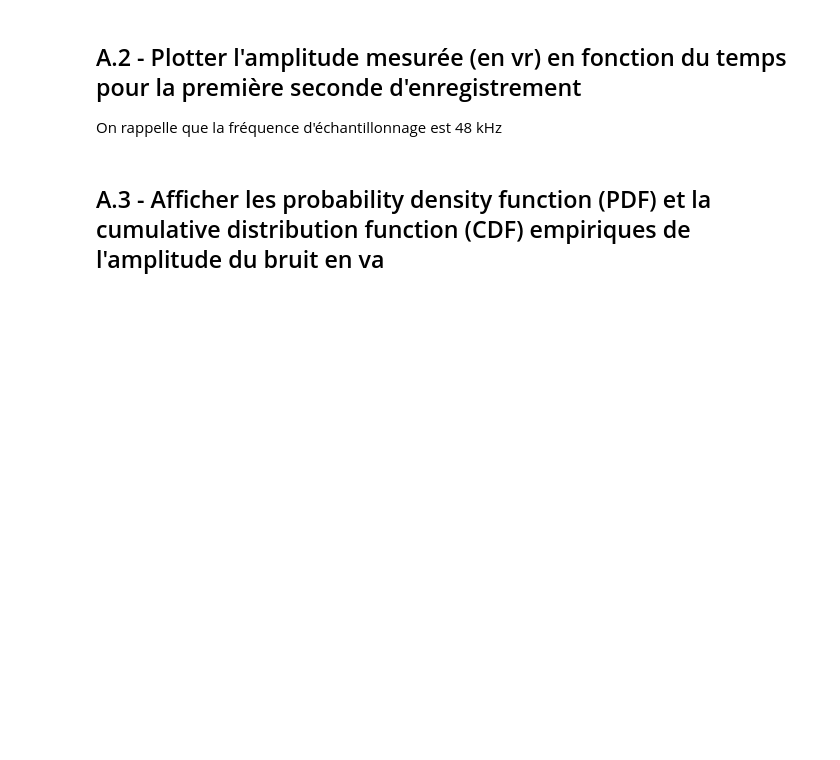
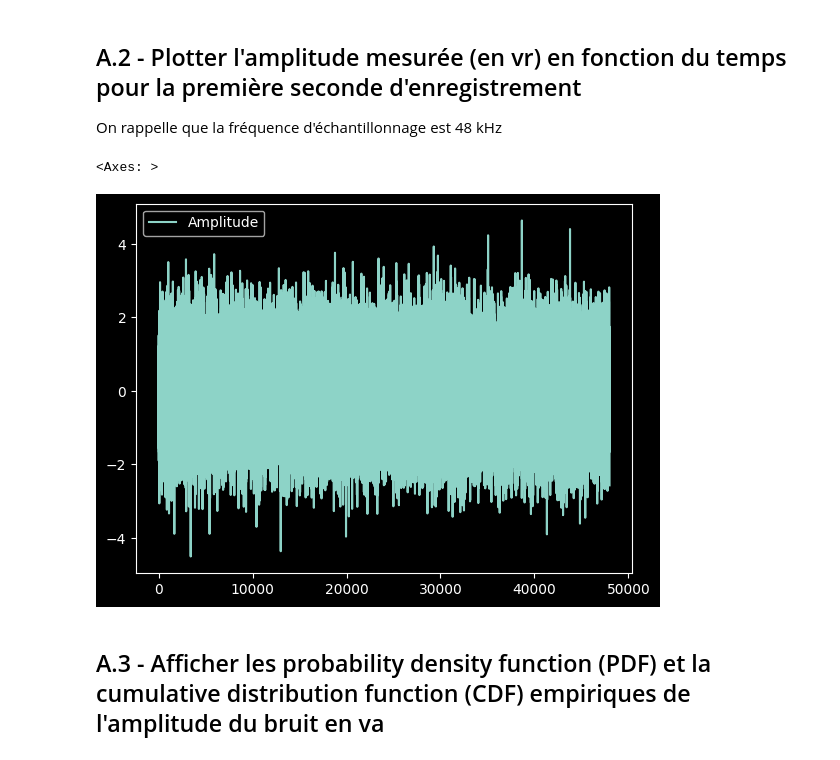
Before and after one commit to eusoumarkinhoz/Stats_Prob-3-Tests-hypothese, a Jupyter notebook: Partie 2 _ Tests-hypthese/Stats-Tests_Hypotheses.ipynb, the cells around one changed output. Drawn from its saved outputs; the diff is of its cells as text; code cells hidden in the pictures; blank space fills up the shorter version.

```diff
--- a/Partie 2 _ Tests-hypthese/Stats-Tests_Hypotheses.ipynb
+++ b/Partie 2 _ Tests-hypthese/Stats-Tests_Hypotheses.ipynb
@@ -71,0 +98,6 @@ bruit_seul = np.loadtxt("/home/marcos.centurion@Digital-Grenoble.local/campus/St
+# %%
+bruit_seul = np.loadtxt("Data/bruit_seul.txt")
+# %%
+bruit_seul = pd.DataFrame(bruit_seul)
+bruit_seul = bruit_seul.rename(columns={0: 'Amplitude'})
+bruit_seul
@@ -73,5 +119,14 @@ bruit_seul = np.loadtxt("/home/marcos.centurion@Digital-Grenoble.local/campus/St
 ## A.2 - Plotter l'amplitude mesurée (en vr) en fonction du temps pour la première seconde d'enregistrement
 
 On rappelle que la fréquence d'échantillonnage est 48 kHz
+# %%
+(
+bruit_seul.iloc[:48000]
+          .plot()
+
+)
+# %% [output]
+<Axes: >
+[figure, added]
 # %% [markdown]
 ## A.3 - Afficher les probability density function (PDF) et  la cumulative distribution function (CDF) empiriques de l'amplitude du bruit en va
```
Also changed, not shown: parts of 20 cells of this notebook, 1 other file.
